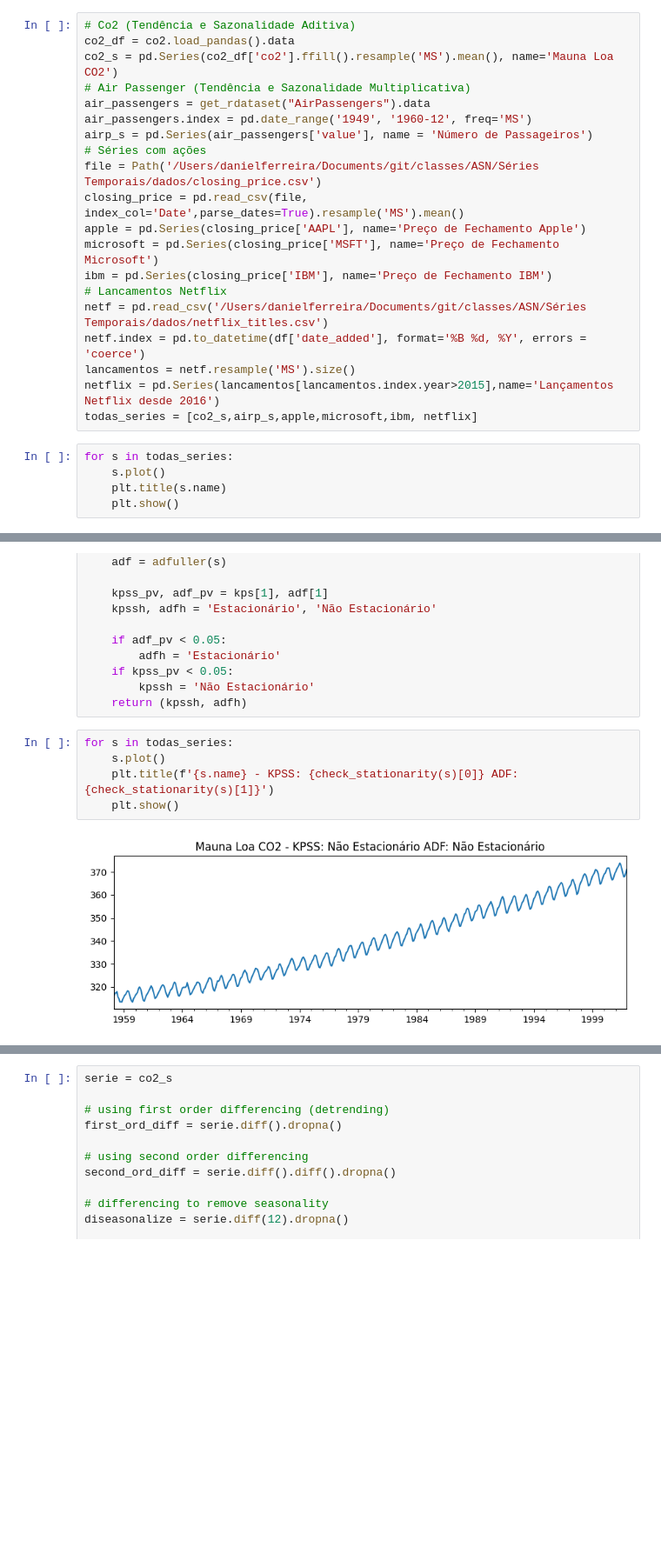
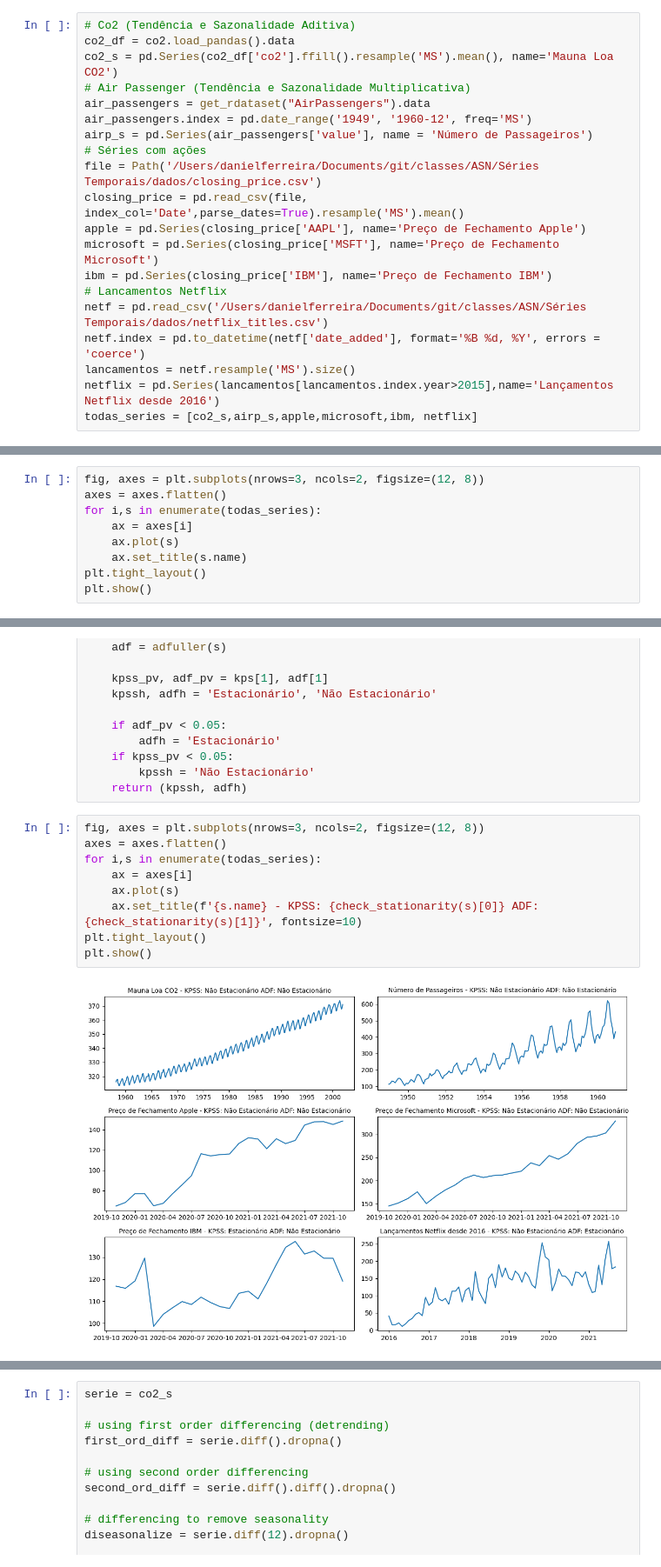
Before and after one commit to danielrferreira/classes, a Jupyter notebook: ASN/Séries Temporais/preparacao/Aula 4.ipynb, the cells around one changed output, grey strips where cells are left out. Shown at 87% size. Drawn from its saved outputs; the diff is of its cells as text; blank space fills up the shorter version.

```diff
--- a/ASN/Séries Temporais/preparacao/Aula 4.ipynb
+++ b/ASN/Séries Temporais/preparacao/Aula 4.ipynb
@@ -47,12 +47,7 @@ microsoft = pd.Series(closing_price['MSFT'], name='Preço de Fechamento Microsof
 ibm = pd.Series(closing_price['IBM'], name='Preço de Fechamento IBM')
 # Lancamentos Netflix
 netf = pd.read_csv('/Users/danielferreira/Documents/git/classes/ASN/Séries Temporais/dados/netflix_titles.csv')
-netf.index = pd.to_datetime(df['date_added'], format='%B %d, %Y', errors = 'coerce')
+netf.index = pd.to_datetime(netf['date_added'], format='%B %d, %Y', errors = 'coerce')
 lancamentos = netf.resample('MS').size()
 netflix = pd.Series(lancamentos[lancamentos.index.year>2015],name='Lançamentos Netflix desde 2016')
 todas_series = [co2_s,airp_s,apple,microsoft,ibm, netflix]
-# %%
-for s in todas_series:
-    s.plot()
-    plt.title(s.name)
-    plt.show()
@@ -65,0 +54,9 @@ for s in todas_series:
+# %%
+fig, axes = plt.subplots(nrows=3, ncols=2, figsize=(12, 8))
+axes = axes.flatten()
+for i,s in enumerate(todas_series):
+    ax = axes[i]
+    ax.plot(s)
+    ax.set_title(s.name)
+plt.tight_layout()
+plt.show()
@@ -151,9 +151,13 @@ def check_stationarity(s):
         kpssh = 'Não Estacionário'
     return (kpssh, adfh)
 # %%
-for s in todas_series:
-    s.plot()
-    plt.title(f'{s.name} - KPSS: {check_stationarity(s)[0]} ADF: {check_stationarity(s)[1]}')
-    plt.show()
+fig, axes = plt.subplots(nrows=3, ncols=2, figsize=(12, 8))
+axes = axes.flatten()
+for i,s in enumerate(todas_series):
+    ax = axes[i]
+    ax.plot(s)
+    ax.set_title(f'{s.name} - KPSS: {check_stationarity(s)[0]} ADF: {check_stationarity(s)[1]}', fontsize=10)
+plt.tight_layout()
+plt.show()
 # %% [output]
-[figure, old version]
+[figure, new version]
```
Also changed, not shown: parts of 16 cells of this notebook.
